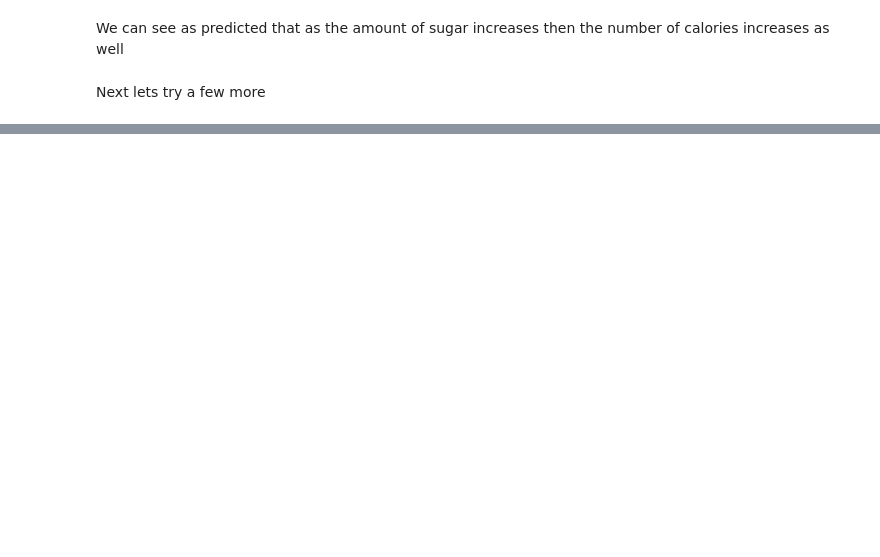
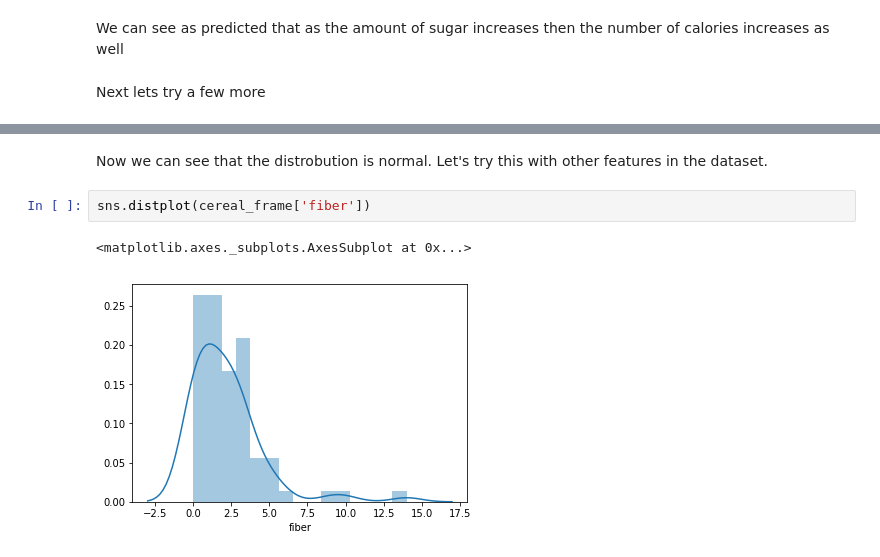
Before and after one commit to SykoTheKiD/LearningDataScience, a Jupyter notebook: Cereal Stats.ipynb, the cells around one changed output, grey strips where cells are left out. Saved outputs shown, nothing was run; the diff lists cells and outputs as text; blank space fills up the shorter version.

```diff
--- a/Cereal Stats.ipynb
+++ b/Cereal Stats.ipynb
@@ -86,0 +145,7 @@ We can see a few things
+# %% [markdown]
+Now we can see that the distrobution is normal. Let's try this with other features in the dataset.
+# %%
+sns.distplot(cereal_frame['fiber'])
+# %% [output]
+<matplotlib.axes._subplots.AxesSubplot at 0x...>
+[figure, added]
```
Also changed, not shown: parts of 15 cells of this notebook, 1 other file.
